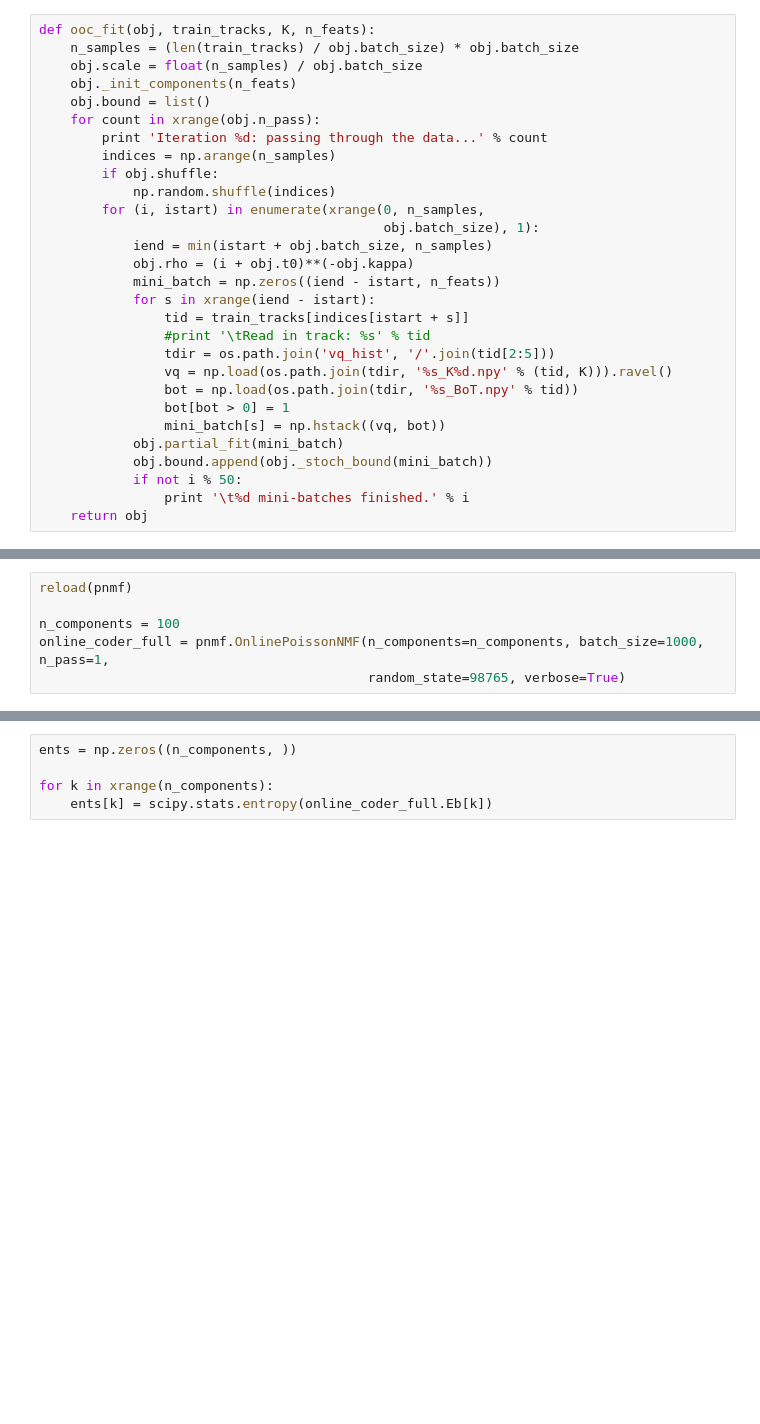
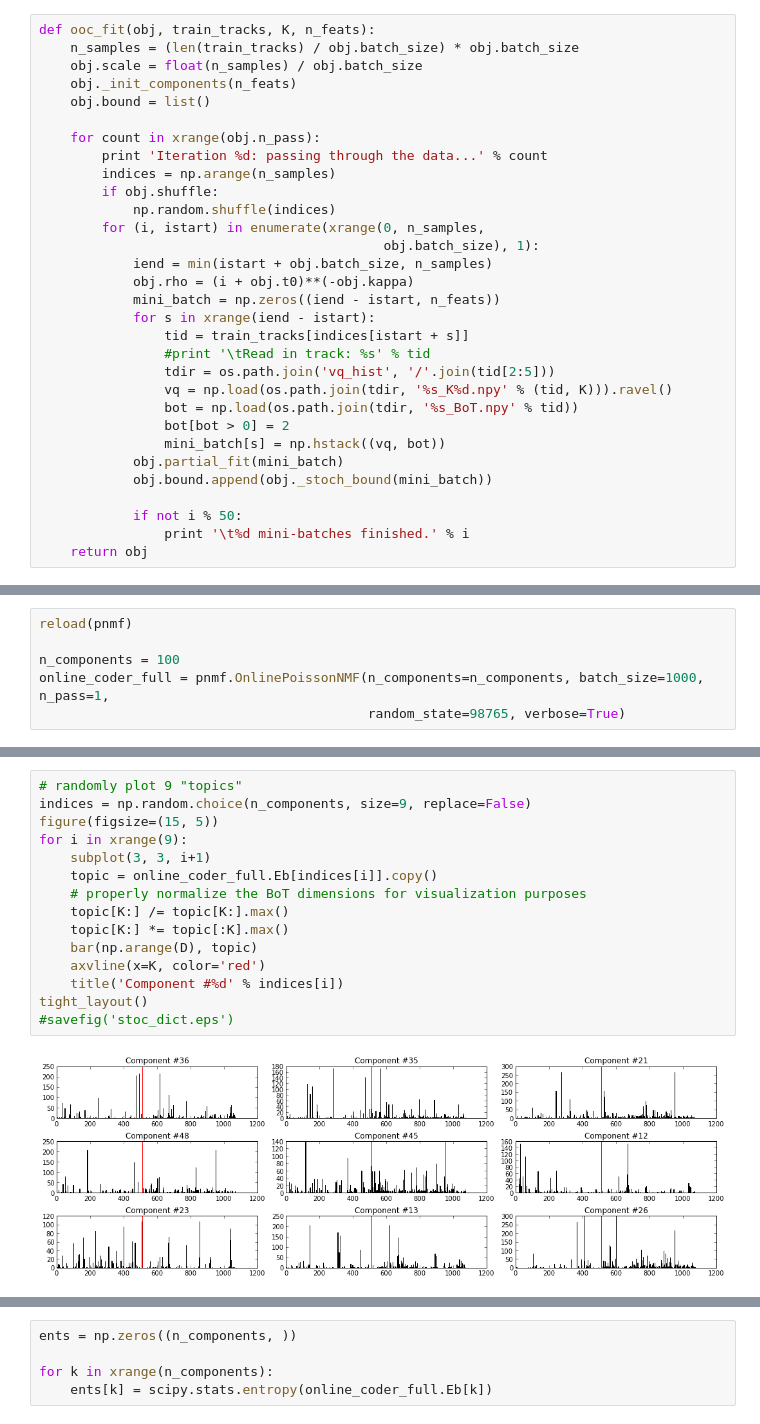
Before and after one commit to dawenl/stochastic_PMF, a Jupyter notebook: code/msd_rec/tagging.ipynb, the cells around one changed output, grey strips where cells are left out. Cells and saved outputs as stored; diff of their text form; blank space fills up the shorter version.

```diff
--- a/code/msd_rec/tagging.ipynb
+++ b/code/msd_rec/tagging.ipynb
@@ -295,6 +309,7 @@ def ooc_fit(obj, train_tracks, K, n_feats):
     obj.scale = float(n_samples) / obj.batch_size
     obj._init_components(n_feats)
     obj.bound = list()
+
     for count in xrange(obj.n_pass):
         print 'Iteration %d: passing through the data...' % count
         indices = np.arange(n_samples)
@@ -311,10 +326,11 @@ def ooc_fit(obj, train_tracks, K, n_feats):
                 tdir = os.path.join('vq_hist', '/'.join(tid[2:5]))
                 vq = np.load(os.path.join(tdir, '%s_K%d.npy' % (tid, K))).ravel()
                 bot = np.load(os.path.join(tdir, '%s_BoT.npy' % tid))
-                bot[bot > 0] = 1
+                bot[bot > 0] = 2
                 mini_batch[s] = np.hstack((vq, bot))
             obj.partial_fit(mini_batch)
             obj.bound.append(obj._stoch_bound(mini_batch))
+
             if not i % 50:
                 print '\t%d mini-batches finished.' % i
     return obj
@@ -341,3 +386,20 @@ np.mean(online_coder_full.bound[-100:])
+# %%
+# randomly plot 9 "topics"
+indices = np.random.choice(n_components, size=9, replace=False)
+figure(figsize=(15, 5))
+for i in xrange(9):
+    subplot(3, 3, i+1)
+    topic = online_coder_full.Eb[indices[i]].copy()
+    # properly normalize the BoT dimensions for visualization purposes
+    topic[K:] /= topic[K:].max()
+    topic[K:] *= topic[:K].max()
+    bar(np.arange(D), topic)
+    axvline(x=K, color='red')
+    title('Component #%d' % indices[i])
+tight_layout()
+#savefig('stoc_dict.eps')
+# %% [output]
+[figure, added]
 # %%
 # randomly plot 30 "topics"
 indices = np.random.choice(n_components, size=30, replace=False)
```
Also changed, not shown: parts of 34 cells of this notebook, 4 other files.
